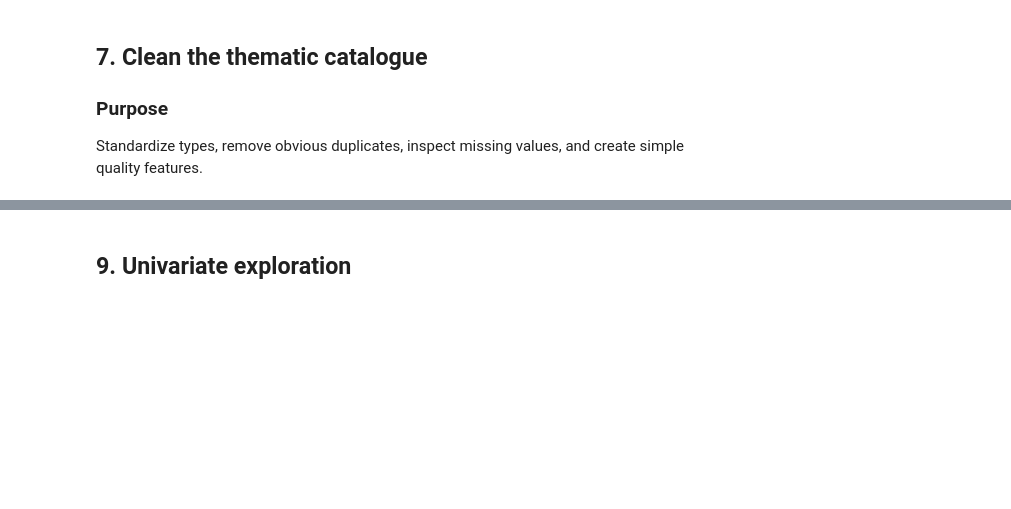
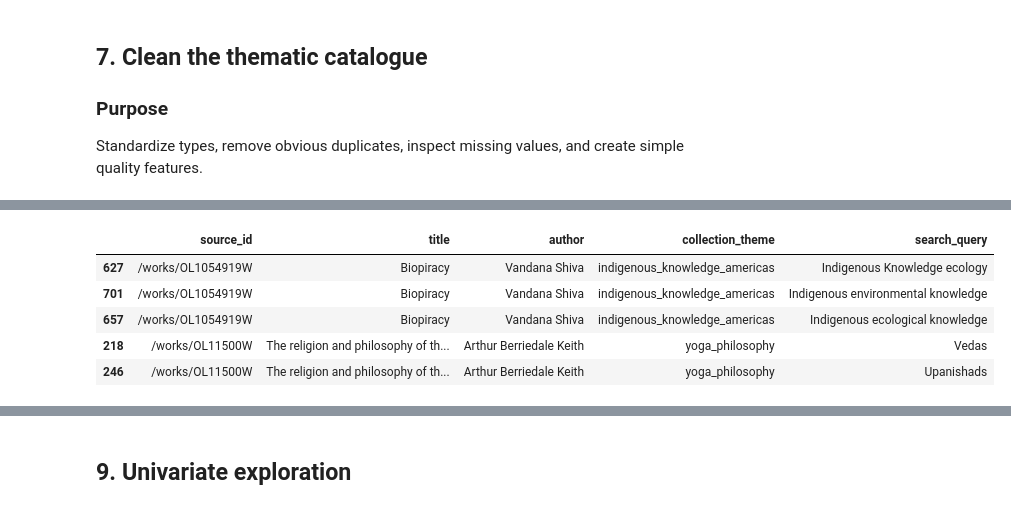
Before and after one commit to fisicangel/kinship-library, a Jupyter notebook: notebooks/01_collection_data_quality_eda.ipynb, the cells around one changed output, grey strips where cells are left out. Saved outputs shown, nothing was run; the diff lists cells and outputs as text; code cells hidden in the pictures; blank space fills up the shorter version.

```diff
--- a/notebooks/01_collection_data_quality_eda.ipynb
+++ b/notebooks/01_collection_data_quality_eda.ipynb
@@ -320,0 +656,28 @@ missing_values
+# %%
+duplicate_books = (
+    open_library_books[
+        open_library_books["source_id"].duplicated(
+            keep=False
+        )
+    ]
+    .sort_values("source_id")
+)
+
+display(
+    duplicate_books[
+        [
+            "source_id",
+            "title",
+            "author",
+            "collection_theme",
+            "search_query"
+        ]
+    ].head()
+)
+# %% [output]
+|  | source_id | title | author | collection_theme | search_query |
+| 627 | /works/OL1054919W | Biopiracy | Vandana Shiva | indigenous_knowledge_americas | Indigenous Knowledge ecology |
+| 701 | /works/OL1054919W | Biopiracy | Vandana Shiva | indigenous_knowledge_americas | Indigenous environmental knowledge |
+| 657 | /works/OL1054919W | Biopiracy | Vandana Shiva | indigenous_knowledge_americas | Indigenous ecological knowledge |
+| 218 | /works/OL11500W | The religion and philosophy of th... | Arthur Berriedale Keith | yoga_philosophy | Vedas |
+| 246 | /works/OL11500W | The religion and philosophy of th... | Arthur Berriedale Keith | yoga_philosophy | Upanishads |
```
Also changed, not shown: parts of 38 cells of this notebook, 18 other files.
